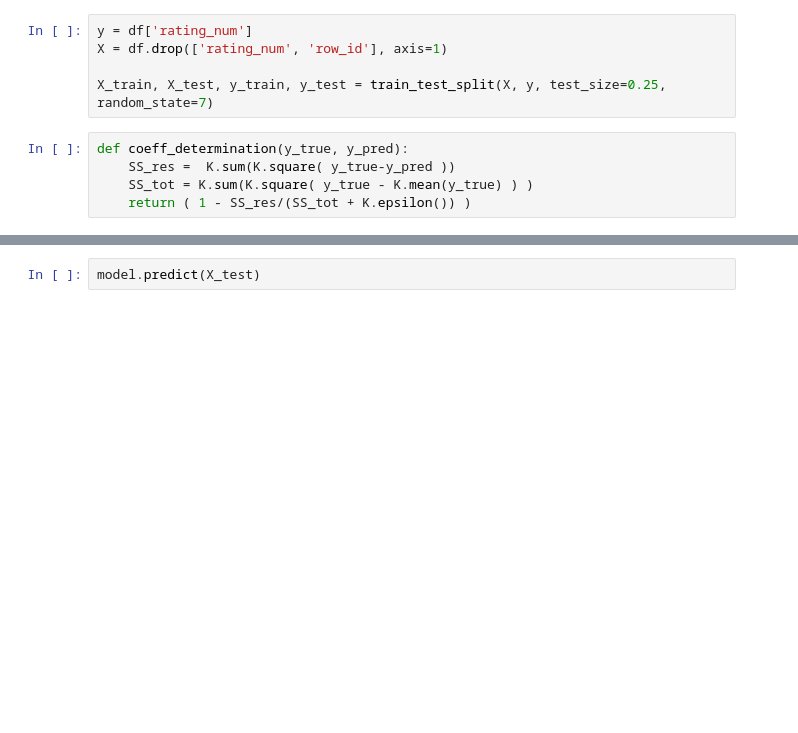
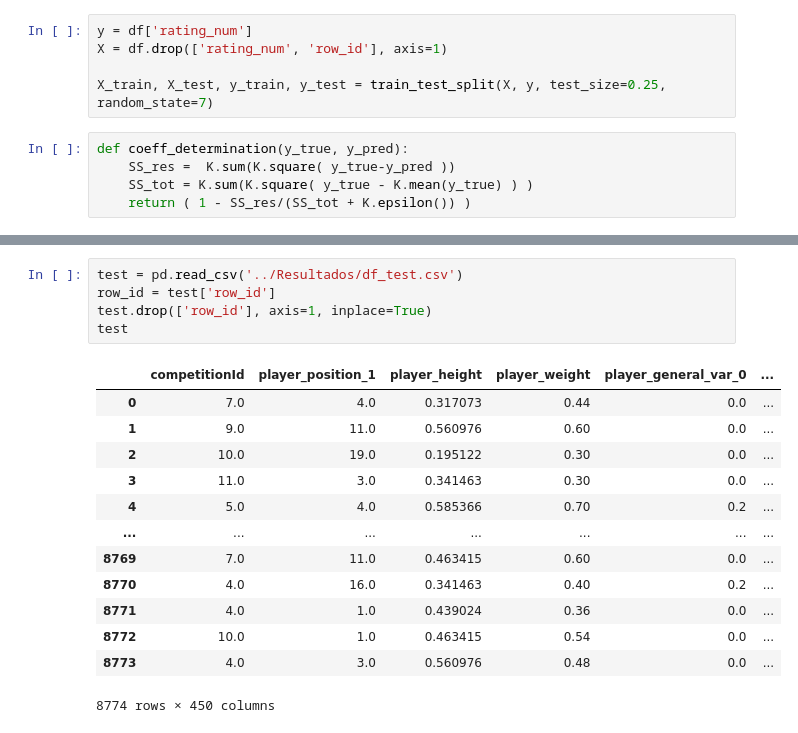
Before and after one commit to RLeitaoPB/Hackaton_Sevilla, a Jupyter notebook: Modelos/Deep_Learning.ipynb, the cells around one changed output, grey strips where cells are left out. Cells and saved outputs as stored; diff of their text form; blank space fills up the shorter version.

```diff
--- a/Modelos/Deep_Learning.ipynb
+++ b/Modelos/Deep_Learning.ipynb
@@ -40,2 +78,19 @@ r2_score(pred, y_test)
-# %%
-model.predict(X_test)
+# %%
+test = pd.read_csv('../Resultados/df_test.csv')
+row_id = test['row_id']
+test.drop(['row_id'], axis=1, inplace=True)
+test
+# %% [output]
+|  | competitionId | player_position_1 | player_height | player_weight | player_general_var_0 | ... |
+| 0 | 7.0 | 4.0 | 0.317073 | 0.44 | 0.0 | ... |
+| 1 | 9.0 | 11.0 | 0.560976 | 0.60 | 0.0 | ... |
+| 2 | 10.0 | 19.0 | 0.195122 | 0.30 | 0.0 | ... |
+| 3 | 11.0 | 3.0 | 0.341463 | 0.30 | 0.0 | ... |
+| 4 | 5.0 | 4.0 | 0.585366 | 0.70 | 0.2 | ... |
+| ... | ... | ... | ... | ... | ... | ... |
+| 8769 | 7.0 | 11.0 | 0.463415 | 0.60 | 0.0 | ... |
+| 8770 | 4.0 | 16.0 | 0.341463 | 0.40 | 0.2 | ... |
+| 8771 | 4.0 | 1.0 | 0.439024 | 0.36 | 0.0 | ... |
+| 8772 | 10.0 | 1.0 | 0.463415 | 0.54 | 0.0 | ... |
+| 8773 | 4.0 | 3.0 | 0.560976 | 0.48 | 0.0 | ... |
+8774 rows × 450 columns
```
Also changed, not shown: parts of 9 cells of this notebook, 2 other files.
